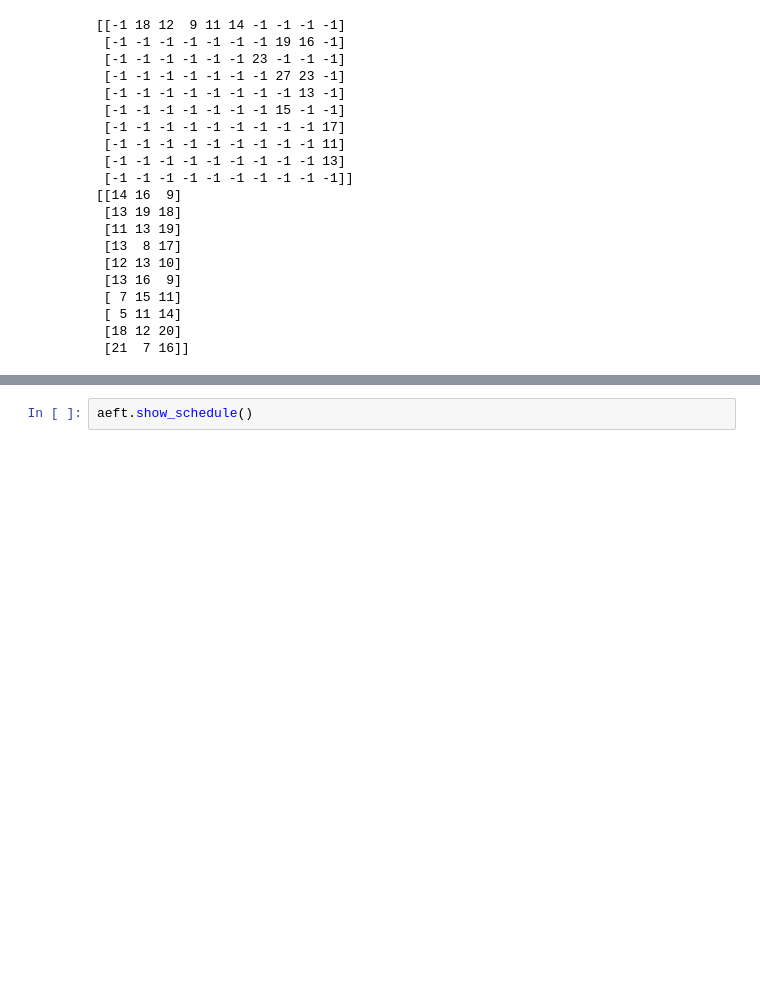
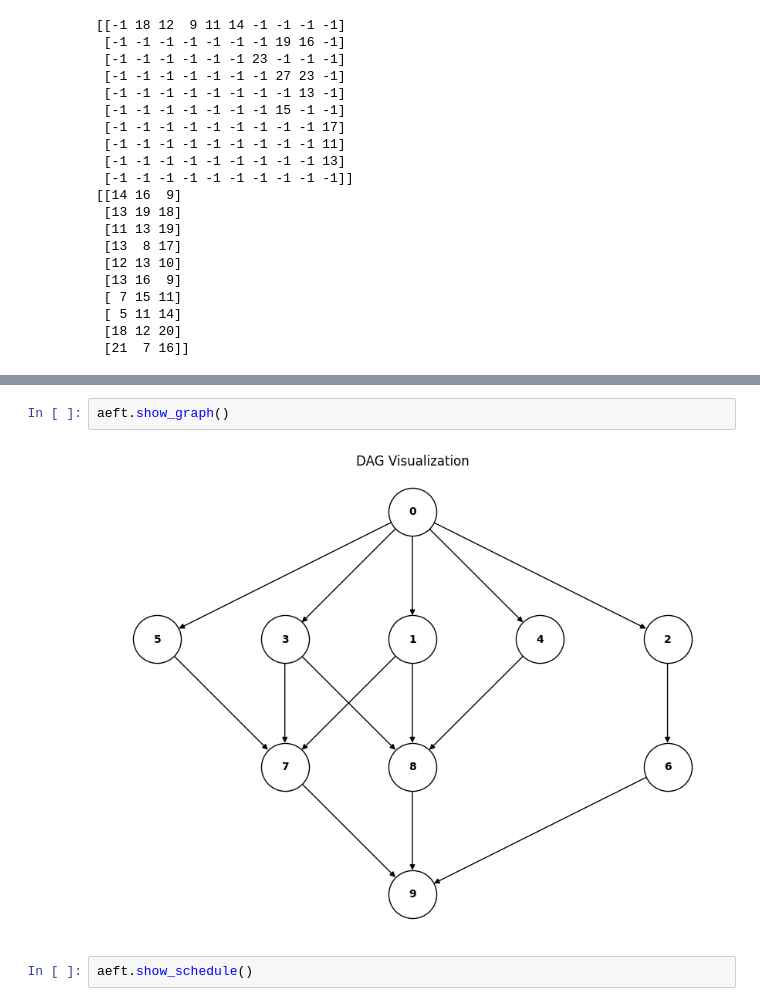
Before and after one commit to chazokada/AEFT_Scheduler, a Jupyter notebook: aeft.ipynb, the cells around one changed output, grey strips where cells are left out. Saved outputs shown, nothing was run; the diff lists cells and outputs as text; blank space fills up the shorter version.

```diff
--- a/aeft.ipynb
+++ b/aeft.ipynb
@@ -354,3 +332,7 @@ AEFT Class Object:
+# %%
+aeft.show_graph()
+# %% [output]
+[figure, added]
 # %%
 aeft.show_schedule()
 # %% [output]
```
Also changed, not shown: parts of 5 cells of this notebook, 9 other files.
